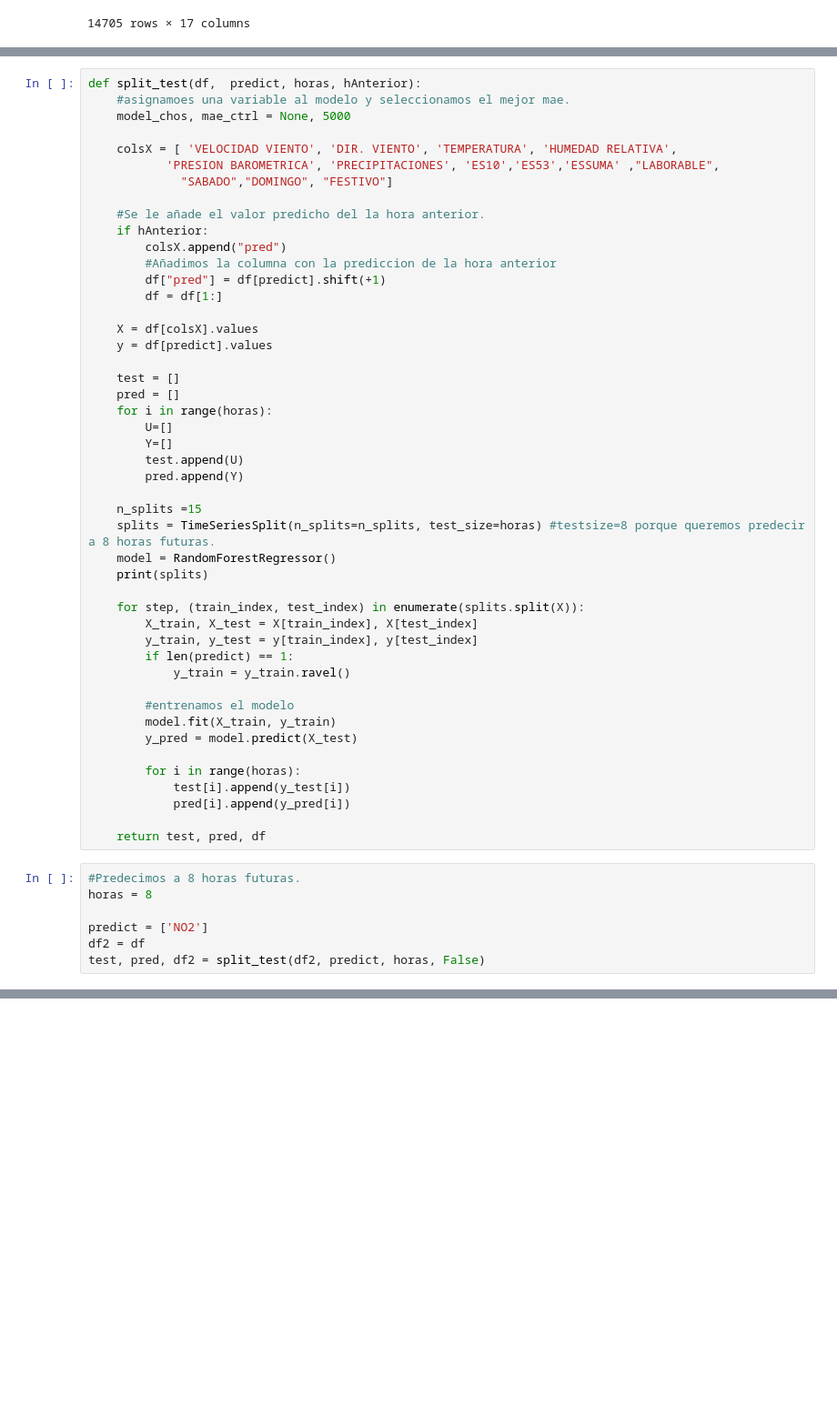
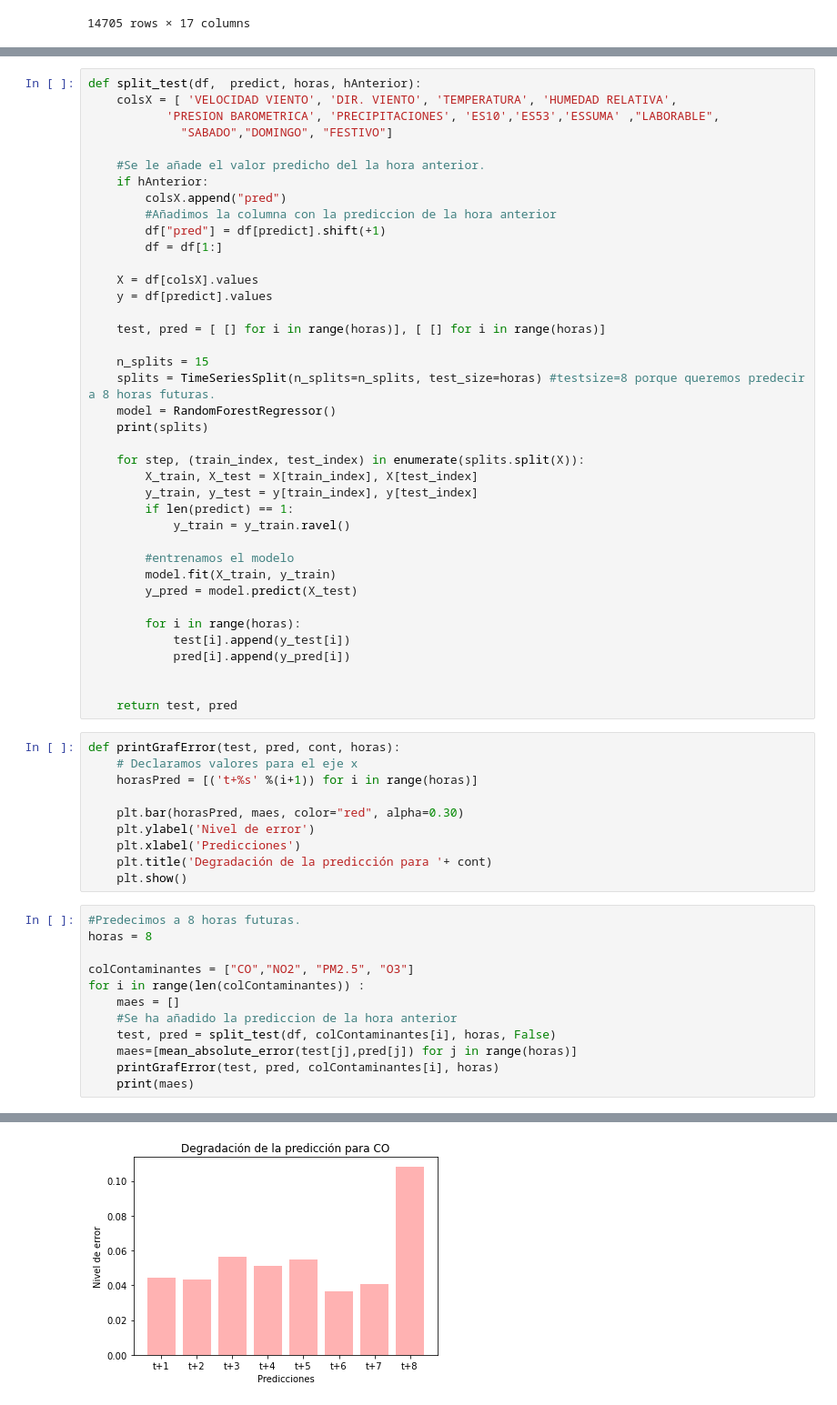
Before and after one commit to albercol/TFG, a Jupyter notebook: Fase3/RandomForest/RandomForestRegressorConSeriesTemporales.ipynb, the cells around one changed output, grey strips where cells are left out. Shown: that part at 91% size. Saved outputs shown, nothing was run; the diff lists cells and outputs as text; blank space fills up the shorter version.

```diff
--- a/Fase3/RandomForest/RandomForestRegressorConSeriesTemporales.ipynb
+++ b/Fase3/RandomForest/RandomForestRegressorConSeriesTemporales.ipynb
@@ -70,8 +51,5 @@ def pintarGrafico(y_pred, y_test, nombre, mae):
 # %%
 def split_test(df,  predict, horas, hAnterior):
-    #asignamoes una variable al modelo y seleccionamos el mejor mae.
-    model_chos, mae_ctrl = None, 5000
-
     colsX = [ 'VELOCIDAD VIENTO', 'DIR. VIENTO', 'TEMPERATURA', 'HUMEDAD RELATIVA',
            'PRESION BAROMETRICA', 'PRECIPITACIONES', 'ES10','ES53','ESSUMA' ,"LABORABLE",
              "SABADO","DOMINGO", "FESTIVO"]
@@ -86,15 +64,9 @@ def split_test(df,  predict, horas, hAnterior):
     X = df[colsX].values
     y = df[predict].values
 
-    test = []
-    pred = []
-    for i in range(horas):
-        U=[]
-        Y=[]
-        test.append(U)
-        pred.append(Y)
+    test, pred = [ [] for i in range(horas)], [ [] for i in range(horas)]
 
-    n_splits =15
+    n_splits = 15
     splits = TimeSeriesSplit(n_splits=n_splits, test_size=horas) #testsize=8 porque queremos predecir a 8 horas futuras.
     model = RandomForestRegressor()
     print(splits)
@@ -113,13 +85,30 @@ def split_test(df,  predict, horas, hAnterior):
             test[i].append(y_test[i])
             pred[i].append(y_pred[i])
 
-    return test, pred, df
+
+    return test, pred
+# %%
+def printGrafError(test, pred, cont, horas):
+    # Declaramos valores para el eje x
+    horasPred = [('t+%s' %(i+1)) for i in range(horas)]
+
+    plt.bar(horasPred, maes, color="red", alpha=0.30)
+    plt.ylabel('Nivel de error')
+    plt.xlabel('Predicciones')
+    plt.title('Degradación de la predicción para '+ cont)
+    plt.show()
 # %%
 #Predecimos a 8 horas futuras.
 horas = 8
 
-predict = ['NO2']
-df2 = df
-test, pred, df2 = split_test(df2, predict, horas, False)
+colContaminantes = ["CO","NO2", "PM2.5", "O3"]
+for i in range(len(colContaminantes)) :
+    maes = []
+    #Se ha añadido la prediccion de la hora anterior
+    test, pred = split_test(df, colContaminantes[i], horas, False)
+    maes=[mean_absolute_error(test[j],pred[j]) for j in range(horas)]
+    printGrafError(test, pred, colContaminantes[i], horas)
+    print(maes)
 # %% [output]
 TimeSeriesSplit(gap=0, max_train_size=None, n_splits=15, test_size=8)
+[figure, added]
```
Also changed, not shown: parts of 5 cells of this notebook, 1 other file.
